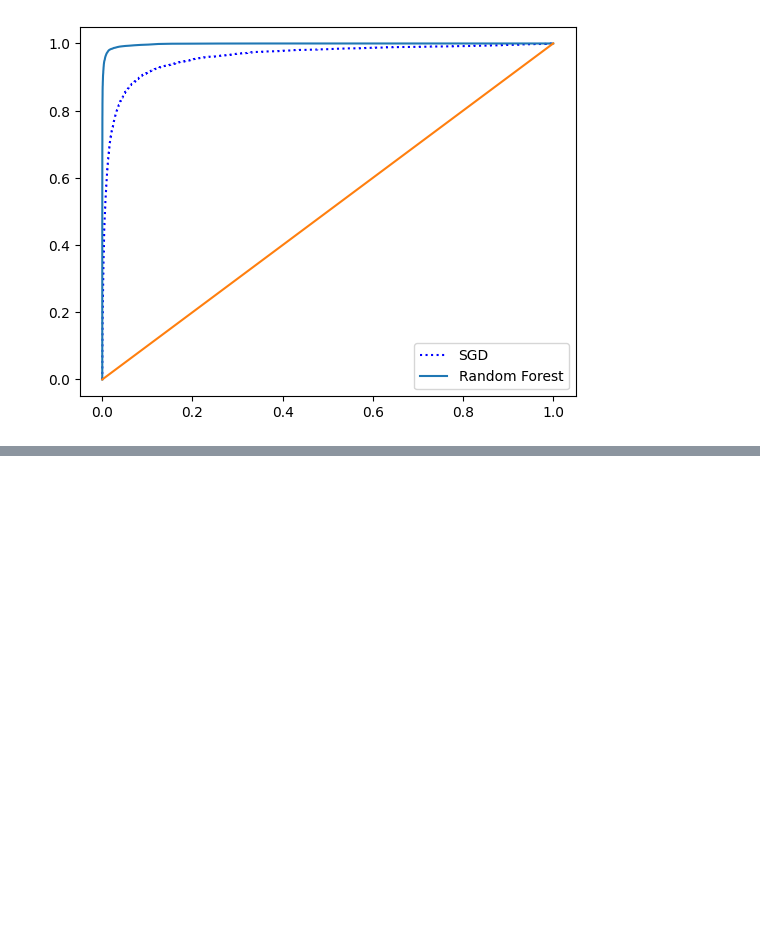
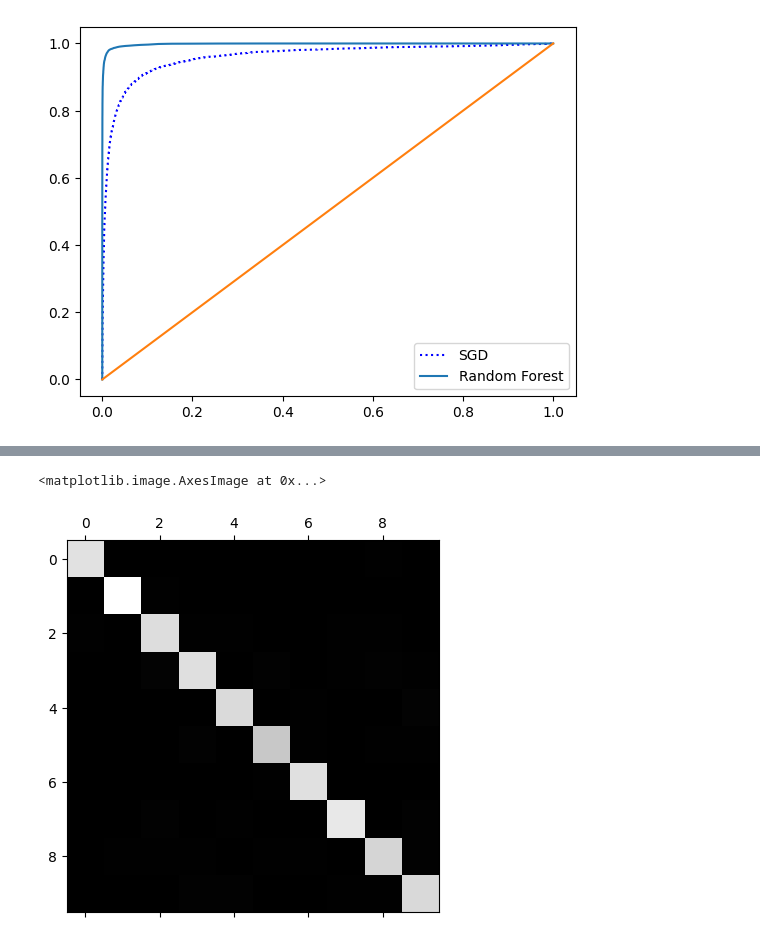
Before and after one commit to zqTheDesigner/reading_hands-on-machine-learning-with-scikit-learn-keras-tensorflow, a Jupyter notebook: CH-3 Classification.ipynb, the cells around one changed output, grey strips where cells are left out. Cells and saved outputs as stored; diff of their text form; code cells hidden in the pictures; blank space fills up the shorter version.

```diff
--- a/CH-3 Classification.ipynb
+++ b/CH-3 Classification.ipynb
@@ -166,3 +166,10 @@ plt.legend(loc='lower right')
 # %% [output]
 <matplotlib.legend.Legend at 0x...>
 [figure]
+# %%
+from sklearn.svm import SVC
+
+svm_clf = SVC()
+svm_clf.fit(X_train, y_train)
+
+svm_clf.predict([some_digit])
@@ -168,0 +186,4 @@ plt.legend(loc='lower right')
+# %%
+from sklearn.ensemble import RandomForestClassifier
+rf_clf = RandomForestClassifier()
+rf_clf.fit(X_train, y_train)
@@ -168,0 +198,6 @@ plt.legend(loc='lower right')
+# %%
+from sklearn.model_selection import cross_val_predict
+y_train_pred = cross_val_predict(rf_clf, X_train, y_train,cv=3 )
+# %%
+from sklearn.metrics import confusion_matrix
+conf_mx= confusion_matrix(y_train, y_train_pred)
@@ -168,0 +217,5 @@ plt.legend(loc='lower right')
+# %%
+plt.matshow(conf_mx, cmap=plt.cm.gray)
+# %% [output]
+<matplotlib.image.AxesImage at 0x...>
+[figure, added]
```
Also changed, not shown: parts of 11 cells of this notebook.
